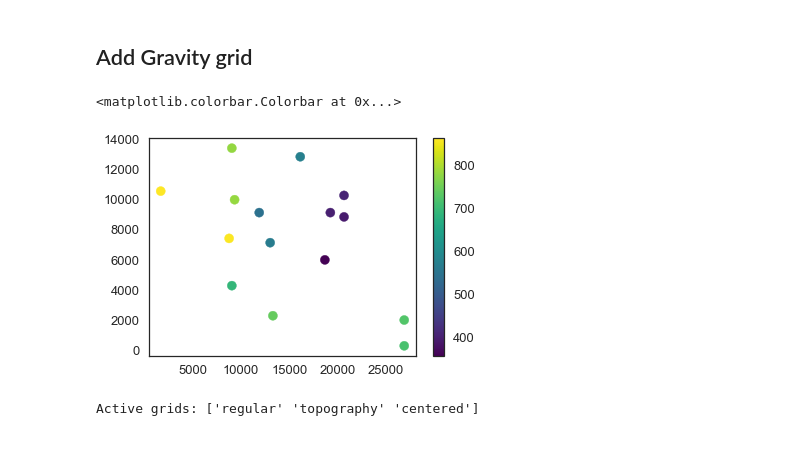
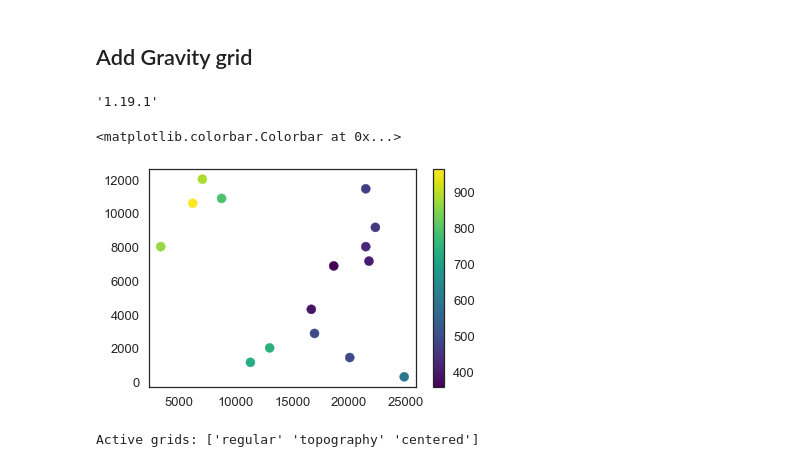
Before and after one commit to Japhiolite/PCT-modelling, a Jupyter notebook: notebooks/PCT_Create_MC_Ensemble.ipynb, the cells around one changed output. Drawn from its saved outputs; the diff is of its cells as text; code cells hidden in the pictures.

```diff
--- a/notebooks/PCT_Create_MC_Ensemble.ipynb
+++ b/notebooks/PCT_Create_MC_Ensemble.ipynb
@@ -159,18 +159,24 @@ geo_model.surfaces
 | 11 | basement | Basement | 1 | #c7848f | 12 |
 # %% [markdown]
 ## Add Gravity grid
+# %%
+np.__version__
+# %% [output]
+'1.19.1'
 # %%
 # distribute stations
 import random
-random.seed(58)
-station_indices = random.sample(range(0, 4999), 15)
+np.random.seed(58)
+station_indices = np.random.randint(0, high=4999, size=15)
+#random.seed(58)
+#station_indices = random.sample(range(0, 4999), 15)
 station_coordinates = geo_model._grid.topography.values[station_indices, :]
 
 cs = plt.scatter(station_coordinates[:,0], station_coordinates[:,1], c=station_coordinates[:,2], cmap='viridis')
 plt.colorbar(cs)
 # %% [output]
 <matplotlib.colorbar.Colorbar at 0x...>
-[figure, old version]
+[figure, new version]
 # %%
 from gempy.assets.geophysics import GravityPreprocessing
 geo_model.set_centered_grid(station_coordinates,  resolution = [10, 10, 15], radius=6000)
```
